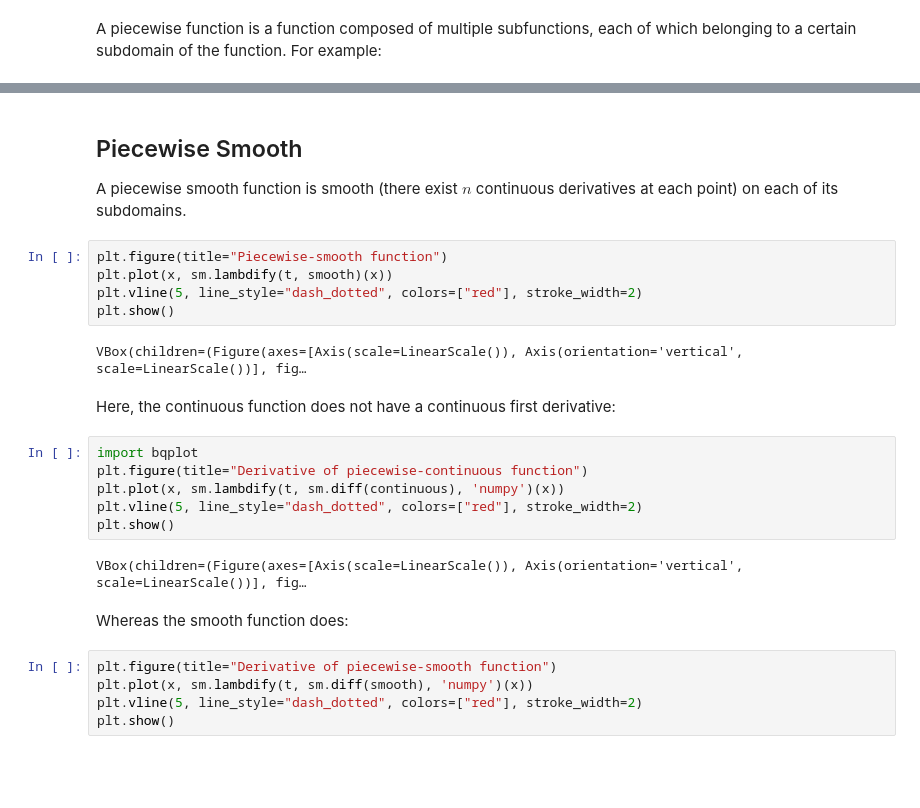
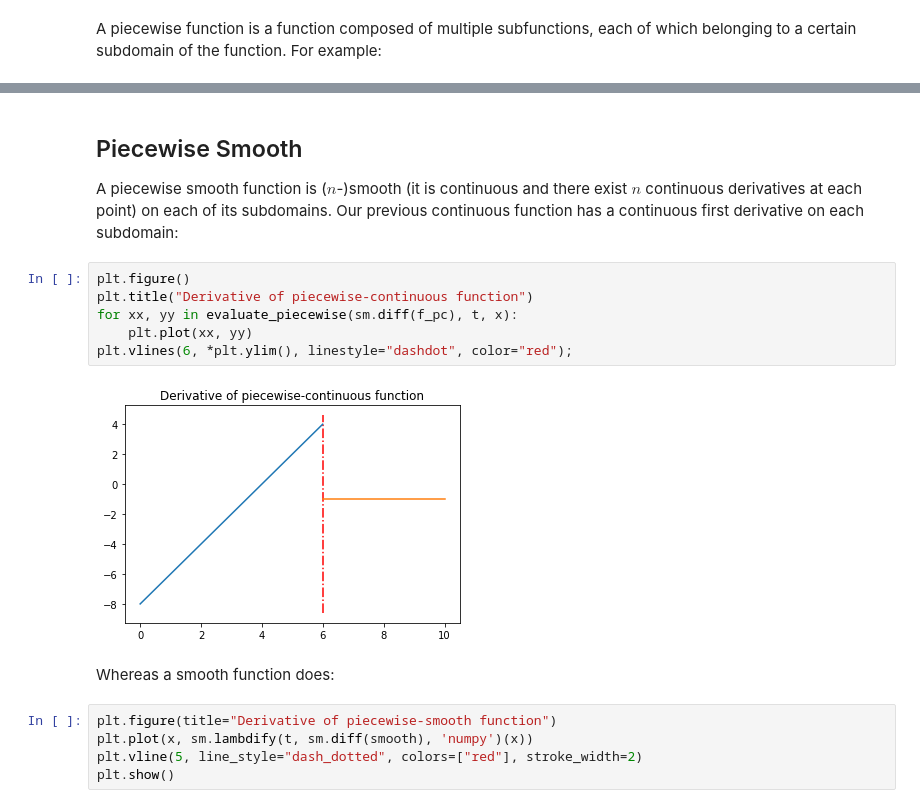
Before and after one commit to agoose77/notes, a Jupyter notebook: maths/piecewise-functions.ipynb, the cells around one changed output, grey strips where cells are left out. Saved outputs shown, nothing was run; the diff lists cells and outputs as text; blank space fills up the shorter version.

```diff
--- a/maths/piecewise-functions.ipynb
+++ b/maths/piecewise-functions.ipynb
@@ -41,26 +115,17 @@ VBox(children=(Figure(axes=[Axis(scale=LinearScale()), Axis(orientation='vertica
 # %% [markdown]
 Piecewise Smooth
 ----------------
-A piecewise smooth function is smooth (there exist $n$ continuous derivatives at each point) on each of its subdomains.
+A piecewise smooth function is ($n$-)smooth (it is continuous and there exist $n$ continuous derivatives at each point) on each of its subdomains. Our previous continuous function has a continuous first derivative on each subdomain:
-# %%
-plt.figure(title="Piecewise-smooth function")
-plt.plot(x, sm.lambdify(t, smooth)(x))
-plt.vline(5, line_style="dash_dotted", colors=["red"], stroke_width=2)
-plt.show()
-# %% [output]
-VBox(children=(Figure(axes=[Axis(scale=LinearScale()), Axis(orientation='vertical', scale=LinearScale())], fig…
-# %% [markdown]
-Here, the continuous function does not have a continuous first derivative:
-# %%
-import bqplot
-plt.figure(title="Derivative of piecewise-continuous function")
-plt.plot(x, sm.lambdify(t, sm.diff(continuous), 'numpy')(x))
-plt.vline(5, line_style="dash_dotted", colors=["red"], stroke_width=2)
-plt.show()
-# %% [output]
-VBox(children=(Figure(axes=[Axis(scale=LinearScale()), Axis(orientation='vertical', scale=LinearScale())], fig…
+# %%
+plt.figure()
+plt.title("Derivative of piecewise-continuous function")
+for xx, yy in evaluate_piecewise(sm.diff(f_pc), t, x):
+    plt.plot(xx, yy)
+plt.vlines(6, *plt.ylim(), linestyle="dashdot", color="red");
+# %% [output]
+[figure, added]
 # %% [markdown]
-Whereas the smooth function does:
+Whereas a smooth function does:
 # %%
 plt.figure(title="Derivative of piecewise-smooth function")
 plt.plot(x, sm.lambdify(t, sm.diff(smooth), 'numpy')(x))
```
Also changed, not shown: parts of 22 cells of this notebook.
